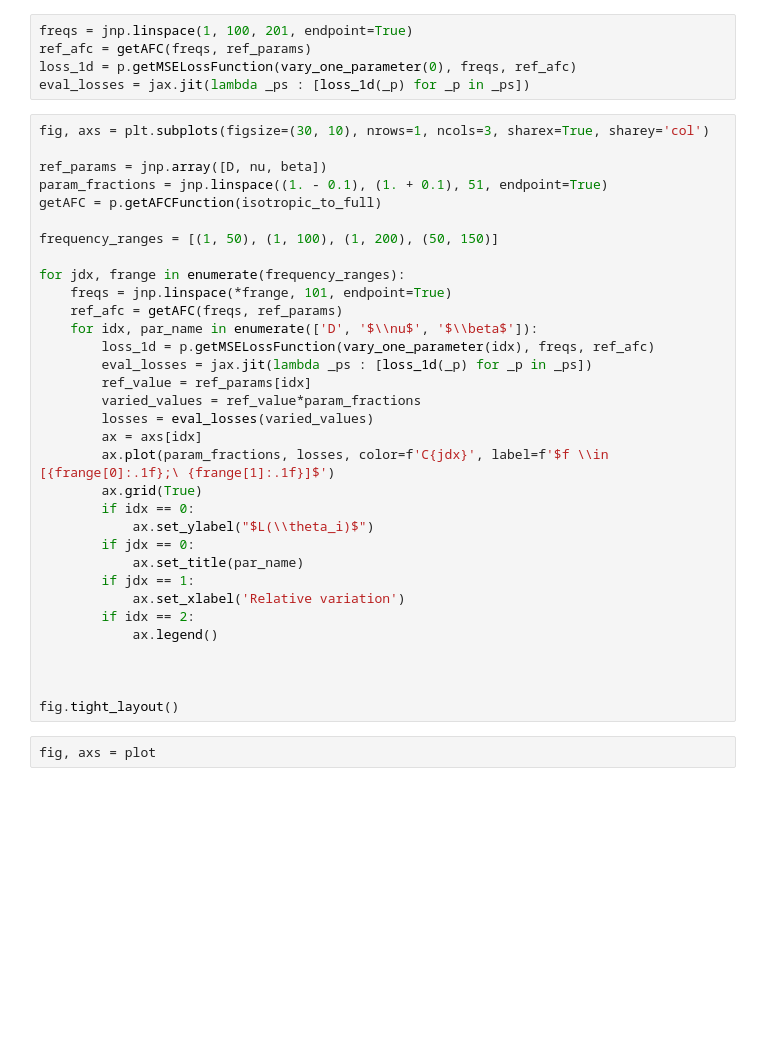
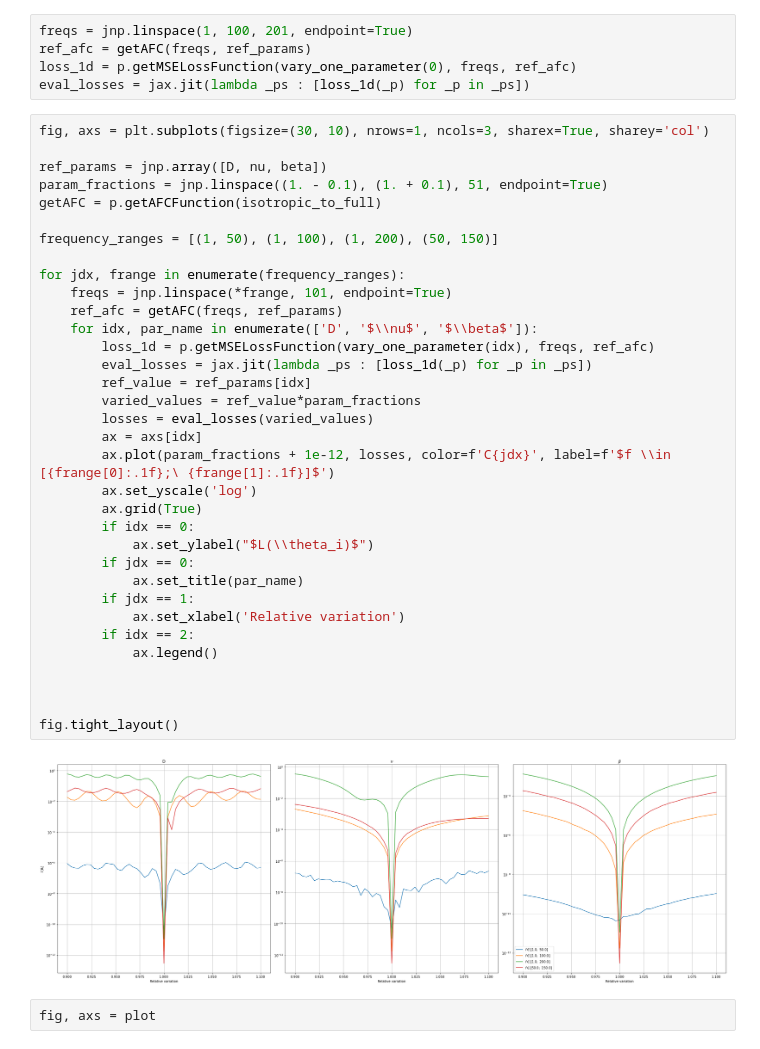
Before and after one commit to Sageblatt/plate_inverse_problem, a Jupyter notebook: examples/Demo.ipynb, the cells around one changed output. Cells and saved outputs as stored; diff of their text form; blank space fills up the shorter version.

```diff
--- a/examples/Demo.ipynb
+++ b/examples/Demo.ipynb
@@ -137,34 +137,37 @@ fig, axs = plt.subplots(figsize=(30, 10), nrows=1, ncols=3, sharex=True, sharey=
 
 ref_params = jnp.array([D, nu, beta])
 param_fractions = jnp.linspace((1. - 0.1), (1. + 0.1), 51, endpoint=True)
 getAFC = p.getAFCFunction(isotropic_to_full)
 
 frequency_ranges = [(1, 50), (1, 100), (1, 200), (50, 150)]
 
 for jdx, frange in enumerate(frequency_ranges):
     freqs = jnp.linspace(*frange, 101, endpoint=True)
     ref_afc = getAFC(freqs, ref_params)
     for idx, par_name in enumerate(['D', '$\\nu$', '$\\beta$']):
         loss_1d = p.getMSELossFunction(vary_one_parameter(idx), freqs, ref_afc)
         eval_losses = jax.jit(lambda _ps : [loss_1d(_p) for _p in _ps])
         ref_value = ref_params[idx]
         varied_values = ref_value*param_fractions
         losses = eval_losses(varied_values)
         ax = axs[idx]
-        ax.plot(param_fractions, losses, color=f'C{jdx}', label=f'$f \\in [{frange[0]:.1f};\ {frange[1]:.1f}]$')
+        ax.plot(param_fractions + 1e-12, losses, color=f'C{jdx}', label=f'$f \\in [{frange[0]:.1f};\ {frange[1]:.1f}]$')
+        ax.set_yscale('log')
         ax.grid(True)
         if idx == 0:
             ax.set_ylabel("$L(\\theta_i)$")
         if jdx == 0:
             ax.set_title(par_name)
         if jdx == 1:
             ax.set_xlabel('Relative variation')
         if idx == 2:
             ax.legend()
 
 
 
 fig.tight_layout()
+# %% [output]
+[figure, added]
 # %%
 fig, axs = plot
 # %% [output]
```
Also changed, not shown: parts of 2 cells of this notebook, 1 other file.
